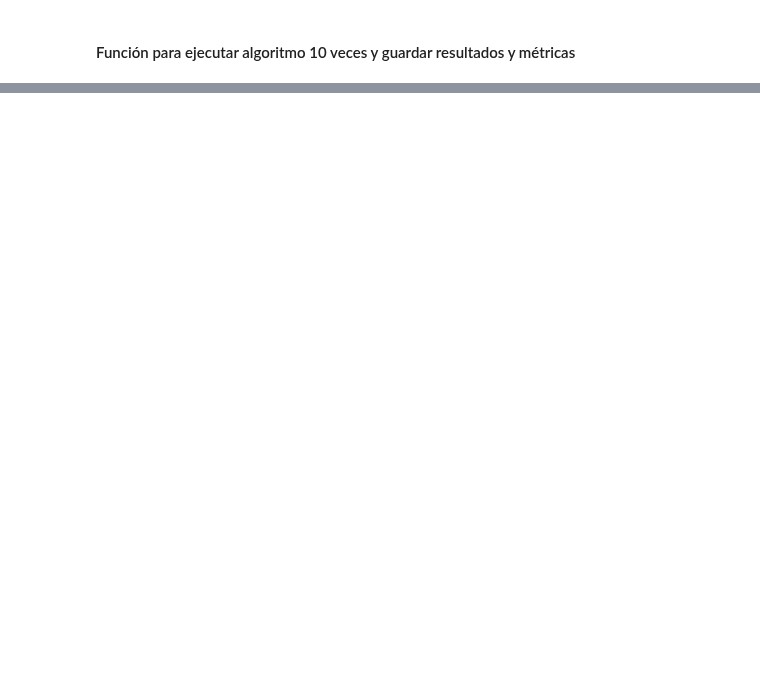
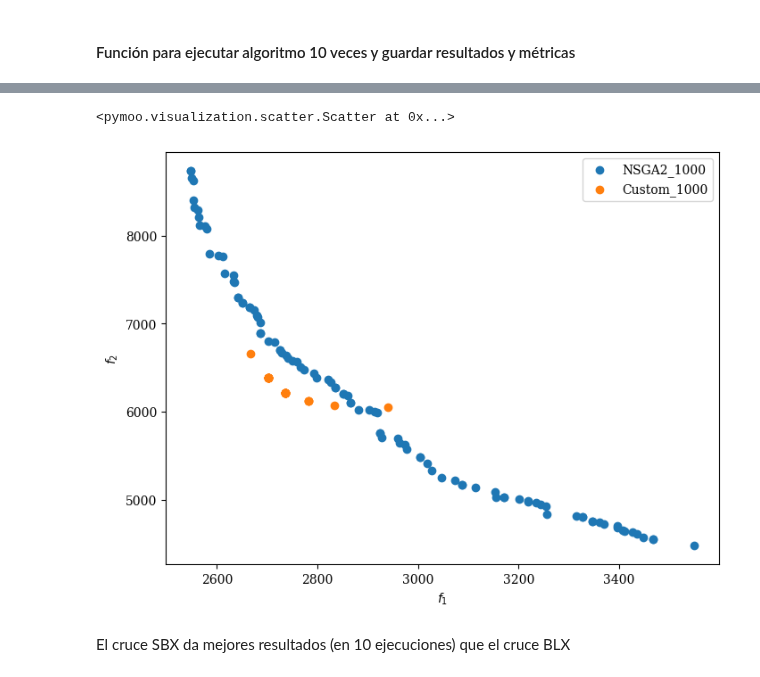
Before and after one commit to JorgeDC01/EMOC, a Jupyter notebook: TSP_MO_Prueba.ipynb, the cells around one changed output, grey strips where cells are left out. Drawn from its saved outputs; the diff is of its cells as text; code cells hidden in the pictures; blank space fills up the shorter version.

```diff
--- a/TSP_MO_Prueba.ipynb
+++ b/TSP_MO_Prueba.ipynb
@@ -605,0 +748,9 @@ Generación 1000: Hipervolumen=6180325.8166, Dispersión=2313.6528, Espaciado=40
+# %%
+best_individual_evolve, metrics_summary_evolve = multiple_experiments_with_metrics(problem,
+                                                                                   n_generations=1000,
+                                                                                   n_individuals=100,
+                                                                                   pcross=0.7,
+                                                                                   pmut=1/100,
+                                                                                   trace=250,
+                                                                                   T=10,
+                                                                                   num_experiments=10)
@@ -605,0 +775,11 @@ Generación 1000: Hipervolumen=6180325.8166, Dispersión=2313.6528, Espaciado=40
+# %%
+scatter = Scatter()
+scatter.add(best_front, label="NSGA2_1000")
+scatter.add(best_individual_evolve, label="Custom_1000")
+scatter.legend=True
+scatter.show()
+# %% [output]
+<pymoo.visualization.scatter.Scatter at 0x...>
+[figure, added]
+# %% [markdown]
+El cruce SBX da mejores resultados (en 10 ejecuciones) que el cruce BLX
```
Also changed, not shown: parts of 35 cells of this notebook.
